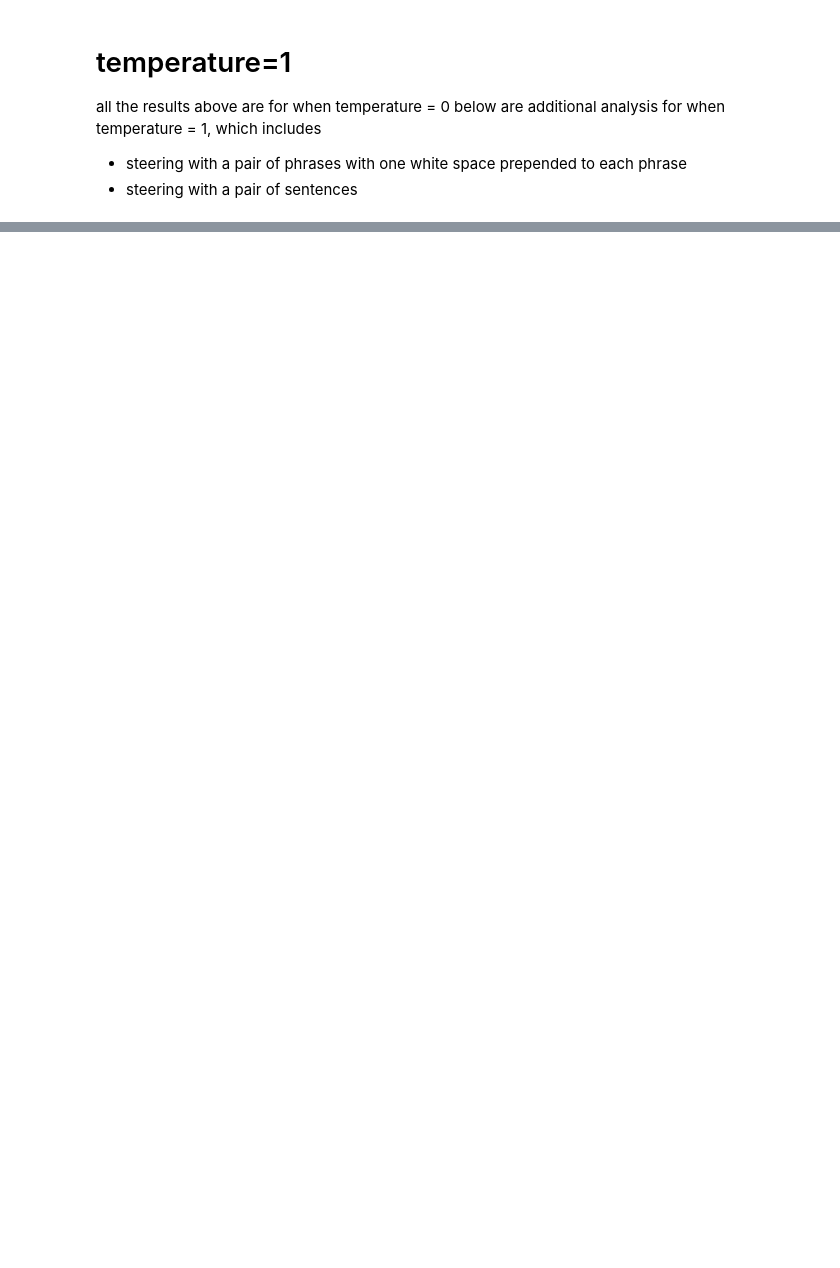
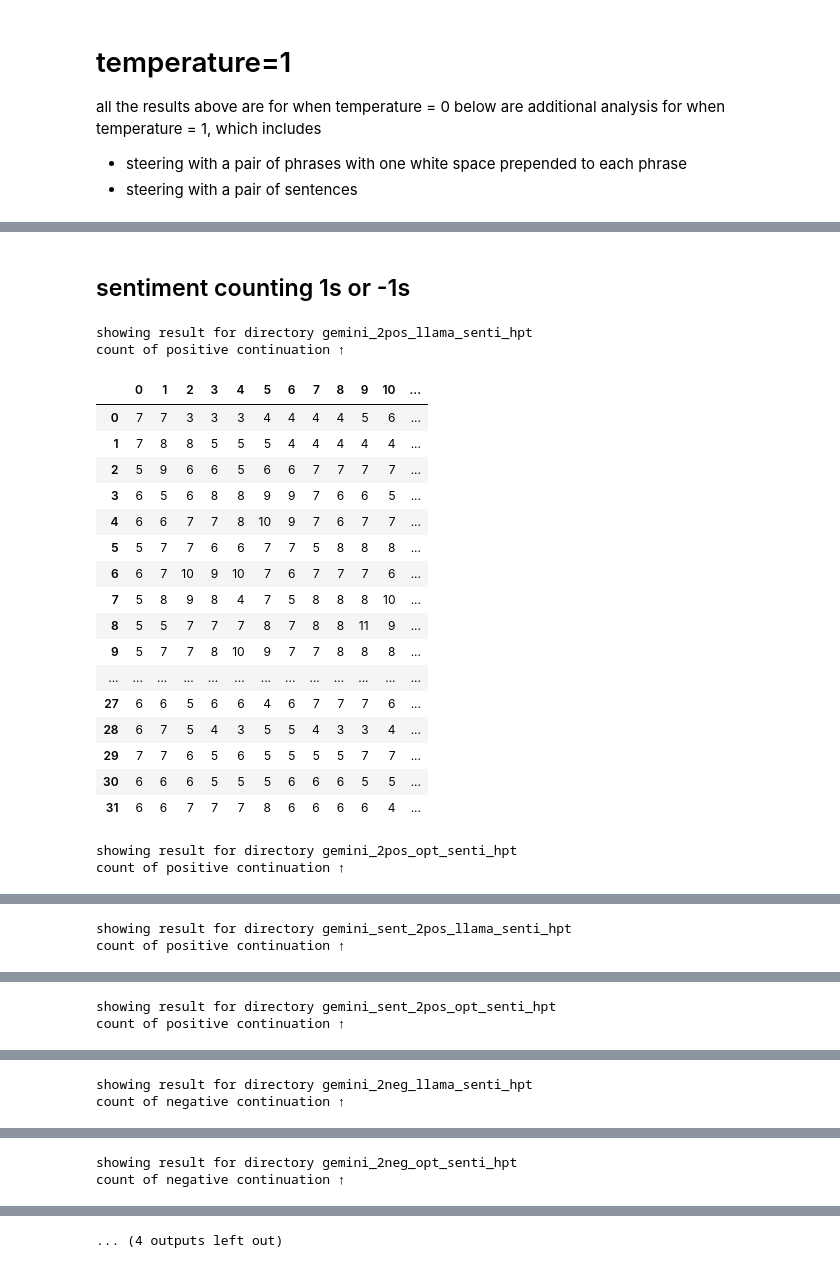
Before and after one commit to Meng3www/ActAdd, a Jupyter notebook: notebooks/results_analysis.ipynb, the cells around one changed output, grey strips where cells are left out. Cells and saved outputs as stored; diff of their text form; code cells hidden in the pictures; blank space fills up the shorter version.

```diff
--- a/notebooks/results_analysis.ipynb
+++ b/notebooks/results_analysis.ipynb
@@ -124,12 +124,12 @@ def senti_stats(direction, dir):
     # https://stackoverflow.com/questions/61363712/how-to-print-a-pandas-io-formats-style-styler-object
     if direction == "2pos":
         print("count of positive continuation ↑")
-        display(grid_one.style.background_gradient(cmap='Blues'))
+        display(grid_one.style.background_gradient(cmap='Blues', axis=None))
     else:
         print("count of negative continuation ↑")
-        display(grid_neg.style.background_gradient(cmap='Blues'))
+        display(grid_neg.style.background_gradient(cmap='Blues', axis=None))
     print("count of repetitive sentences ↓")
-    display(grid_rep.style.background_gradient(cmap='Reds'))
+    display(grid_rep.style.background_gradient(cmap='Reds', axis=None))
     print("average perplexity of continuations ↓")
     gmap_clipped = grid_fl.clip(upper=grid_fl.quantile(0.95), axis=1)
     display(
@@ -316,8 +316,8 @@ def comparative_stats(dir):
 # %%
 for dir in dirs_2pos:
-    comparative_stats(dir)
+    comparative_stats(dir, base_llama_sentimap, base_opt_sentimap)
 for dir in dirs_2neg:
-    comparative_stats(dir)
+    comparative_stats(dir, base_llama_sentimap, base_opt_sentimap)
 # %% [output]
 showing result for directory gemini_2pos_llama_senti+_fl_temp_0_no_space_hpt
 |  | 0 | 1 | 2 | 3 | 4 | 5 | 6 | 7 | 8 | 9 | 10 | ... |
@@ -456,9 +456,9 @@ def bridge_stats(dir):
     # https://stackoverflow.com/questions/61363712/how-to-print-a-pandas-io-formats-style-styler-object
 
     print("count of sentences talking about the bridge ↑")
-    display(grid_bridge.style.background_gradient(cmap='Blues'))
+    display(grid_bridge.style.background_gradient(cmap='Blues', axis=None))
     print("count of repetitive sentences ↓")
-    display(grid_rep.style.background_gradient(cmap='Reds'))
+    display(grid_rep.style.background_gradient(cmap='Reds', axis=None))
     print("average perplexity of continuations ↓")
     gmap_clipped = grid_fl.clip(upper=grid_fl.quantile(0.95), axis=1)
     display(
@@ -602,0 +627,52 @@ dirs_2neg_temp1 = [
+# %% [markdown]
+## sentiment counting 1s or -1s
+# %%
+def senti_temp1_count(dir):
+    print("showing result for directory", dir)
+    grid_one = pd.DataFrame(0, index=range(32),columns=range(20))
+    grid_zero = pd.DataFrame(0, index=range(32),columns=range(20))
+    grid_neg = pd.DataFrame(0, index=range(32),columns=range(20))
+    for file_name in os.listdir(f"{result_path}{dir}/"):
+        layer = int(file_name[file_name.rfind('_')+1:].split(".")[0])
+        with open(f"{result_path}{dir}/{file_name}", "r") as f:
+            r_dict = json.load(f)
+        for coeff in r_dict:
+            list_dict = pd.DataFrame(r_dict[coeff])
+            coeff = int(coeff)
+            if 1 in list_dict["continuation_label"].value_counts():
+                grid_one.loc[layer, coeff-1] = list_dict["continuation_label"].value_counts()[1]
+            if 0 in list_dict["continuation_label"].value_counts():
+                grid_zero.loc[layer, coeff-1] = list_dict["continuation_label"].value_counts()[0]
+            if -1 in list_dict["continuation_label"].value_counts():
+                grid_neg.loc[layer, coeff-1] = list_dict["continuation_label"].value_counts()[-1]
+    if "2pos" in dir:
+        print("count of positive continuation ↑")
+        display(grid_one.style.background_gradient(cmap='Blues', axis=None))
+    elif "2neg" in dir:
+        print("count of negative continuation ↑")
+        display(grid_neg.style.background_gradient(cmap='Blues', axis=None))
+# %%
+for dir in dirs_temp1:
+    senti_temp1_count(dir)
+# %% [output]
+showing result for directory gemini_2pos_llama_senti_hpt
+count of positive continuation ↑
+|  | 0 | 1 | 2 | 3 | 4 | 5 | 6 | 7 | 8 | 9 | 10 | ... |
+| 0 | 7 | 7 | 3 | 3 | 3 | 4 | 4 | 4 | 4 | 5 | 6 | ... |
+| 1 | 7 | 8 | 8 | 5 | 5 | 5 | 4 | 4 | 4 | 4 | 4 | ... |
+| 2 | 5 | 9 | 6 | 6 | 5 | 6 | 6 | 7 | 7 | 7 | 7 | ... |
+| 3 | 6 | 5 | 6 | 8 | 8 | 9 | 9 | 7 | 6 | 6 | 5 | ... |
+| 4 | 6 | 6 | 7 | 7 | 8 | 10 | 9 | 7 | 6 | 7 | 7 | ... |
+| 5 | 5 | 7 | 7 | 6 | 6 | 7 | 7 | 5 | 8 | 8 | 8 | ... |
+| 6 | 6 | 7 | 10 | 9 | 10 | 7 | 6 | 7 | 7 | 7 | 6 | ... |
+| 7 | 5 | 8 | 9 | 8 | 4 | 7 | 5 | 8 | 8 | 8 | 10 | ... |
+| 8 | 5 | 5 | 7 | 7 | 7 | 8 | 7 | 8 | 8 | 11 | 9 | ... |
+| 9 | 5 | 7 | 7 | 8 | 10 | 9 | 7 | 7 | 8 | 8 | 8 | ... |
+| ... | ... | ... | ... | ... | ... | ... | ... | ... | ... | ... | ... | ... |
+| 27 | 6 | 6 | 5 | 6 | 6 | 4 | 6 | 7 | 7 | 7 | 6 | ... |
+| 28 | 6 | 7 | 5 | 4 | 3 | 5 | 5 | 4 | 3 | 3 | 4 | ... |
+| 29 | 7 | 7 | 6 | 5 | 6 | 5 | 5 | 5 | 5 | 7 | 7 | ... |
+| 30 | 6 | 6 | 6 | 5 | 5 | 5 | 6 | 6 | 6 | 5 | 5 | ... |
+| 31 | 6 | 6 | 7 | 7 | 7 | 8 | 6 | 6 | 6 | 6 | 4 | ... |
+showing result for directory gemini_2pos_opt_senti_hpt
+count of positive continuation ↑
@@ -602,0 +696,2 @@ dirs_2neg_temp1 = [
+showing result for directory gemini_sent_2pos_llama_senti_hpt
+count of positive continuation ↑
@@ -602,0 +715,2 @@ dirs_2neg_temp1 = [
+showing result for directory gemini_sent_2pos_opt_senti_hpt
+count of positive continuation ↑
@@ -602,0 +734,2 @@ dirs_2neg_temp1 = [
+showing result for directory gemini_2neg_llama_senti_hpt
+count of negative continuation ↑
@@ -602,0 +753,2 @@ dirs_2neg_temp1 = [
+showing result for directory gemini_2neg_opt_senti_hpt
+count of negative continuation ↑
@@ -602,0 +772 @@ dirs_2neg_temp1 = [
+... (4 outputs left out)
```
Also changed, not shown: parts of 6 cells of this notebook, 6 other files.
